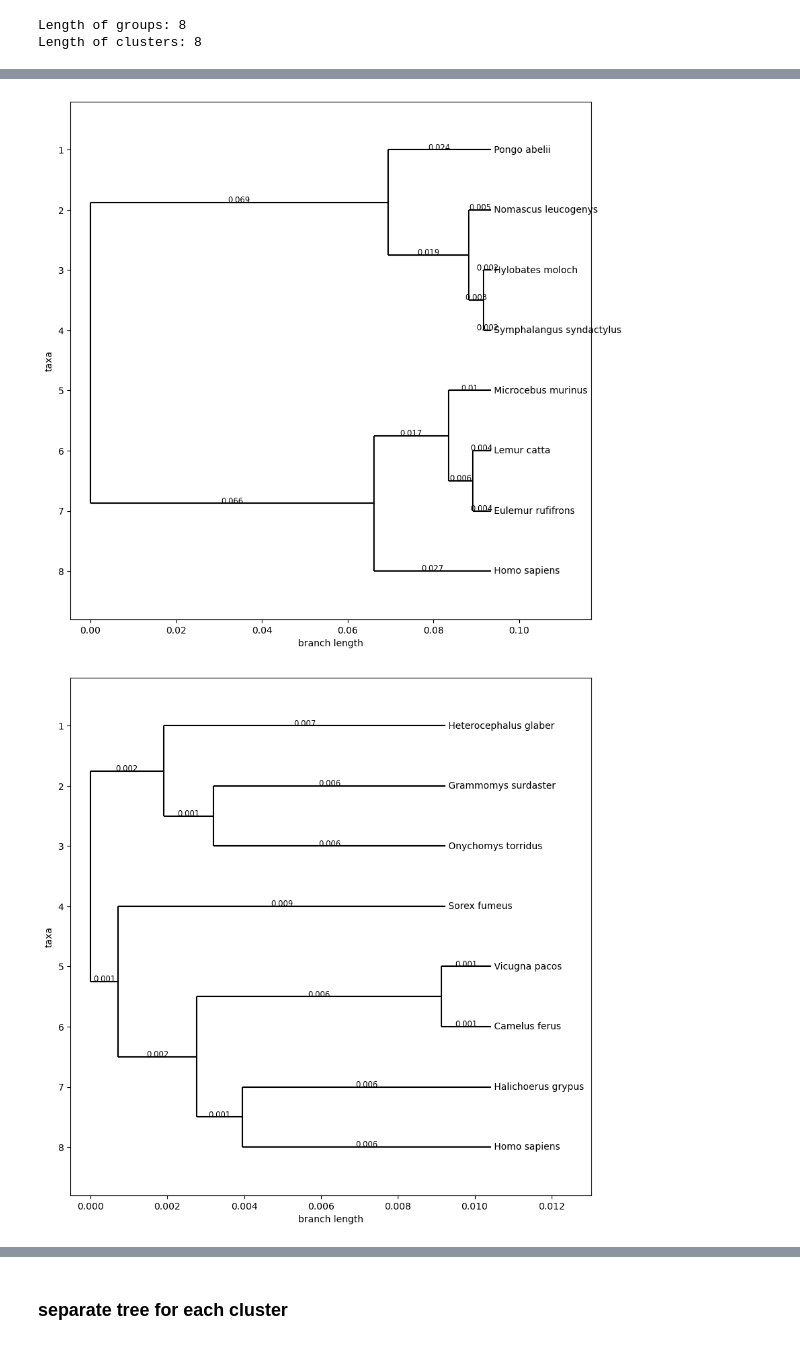
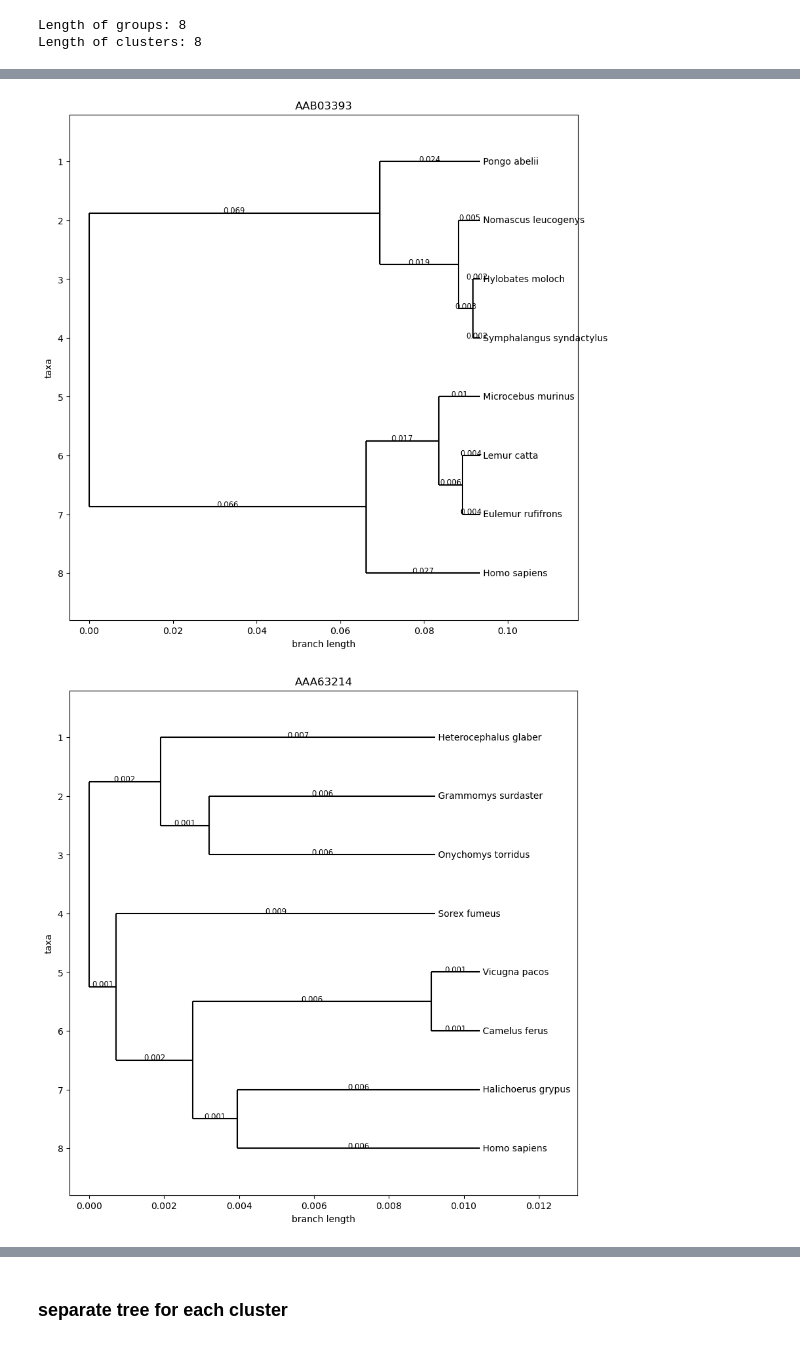
Before and after one commit to nk2IsHere/bioinfo, a Jupyter notebook: Project3/main.ipynb, the cells around one changed output, grey strips where cells are left out. Saved outputs shown, nothing was run; the diff lists cells and outputs as text; code cells hidden in the pictures.

Commit message:
Add trees pictures

```diff
--- a/Project3/main.ipynb
+++ b/Project3/main.ipynb
@@ -179,7 +179,8 @@ def draw_group_tree(tree):
         tree,
         axes=plt.gca(),
         branch_labels=lambda c: round(c.branch_length, 3),
-        label_func=lambda n: n.name if n.is_terminal() else ''
+        label_func=lambda n: n.name if n.is_terminal() else '',
+        do_show=False
     )
 
     return tree
@@ -193,7 +194,8 @@ def draw_full_tree(tree, records_metadata):
             f"{records_metadata[n.name]['name']} {records_metadata[n.name]['organism']}"
             if n.is_terminal()
             else ''
-        )
+        ),
+        do_show=False
     )
 # %%
 from matplotlib import pyplot as plt
@@ -211,4 +213,10 @@ for group, members in groups.items():
 
     # Draw the tree
     draw_group_tree(tree)
+    plt.title(group)
+    plt.savefig(f'data/trees/{group}.png')
+    plt.show()
+
+    # Save the tree
+    Phylo.write(tree, f'data/trees/{group}.tree', 'newick')
 # %% [output]
@@ -219,2 +227,2 @@ for group, members in groups.items():
-[figure, old version]
+[figure, new version]
-[figure, old version]
+[figure, new version]
```
Also changed, not shown: parts of 5 cells of this notebook, 38 other files.
